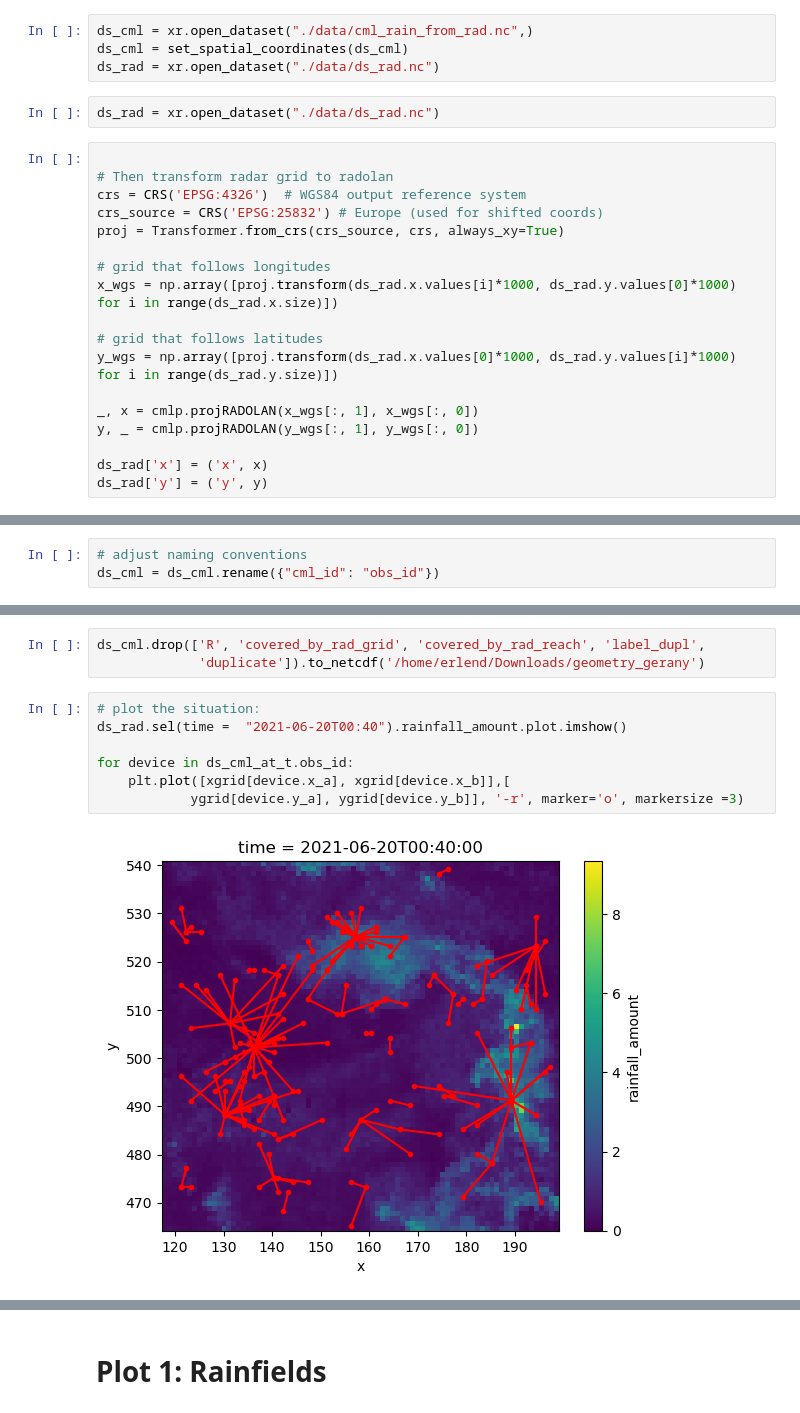
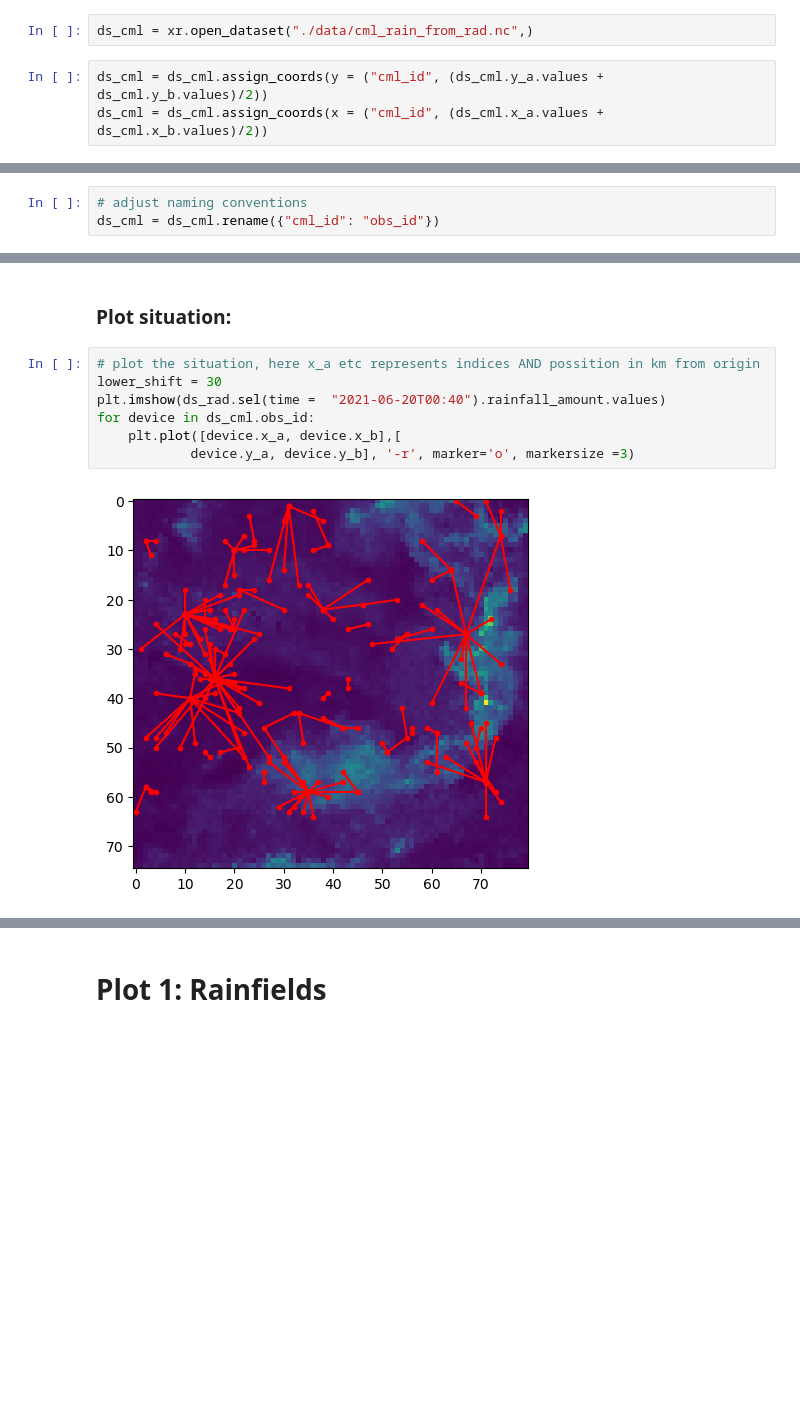
Before and after one commit to eoydvin/RMWSPy, a Jupyter notebook: 2_radar_and_cml_interpolation.ipynb, the cells around one changed output, grey strips where cells are left out. Saved outputs shown, nothing was run; the diff lists cells and outputs as text; blank space fills up the shorter version.

```diff
--- a/2_radar_and_cml_interpolation.ipynb
+++ b/2_radar_and_cml_interpolation.ipynb
@@ -212,28 +213,9 @@ from pyproj import CRS
 from pyproj import Transformer
 # %%
 ds_cml = xr.open_dataset("./data/cml_rain_from_rad.nc",)
-ds_cml = set_spatial_coordinates(ds_cml)
-ds_rad = xr.open_dataset("./data/ds_rad.nc")
-# %%
-ds_rad = xr.open_dataset("./data/ds_rad.nc")
-# %%
-
-# Then transform radar grid to radolan
-crs = CRS('EPSG:4326')  # WGS84 output reference system
-crs_source = CRS('EPSG:25832') # Europe (used for shifted coords)
-proj = Transformer.from_crs(crs_source, crs, always_xy=True)
-
-# grid that follows longitudes
-x_wgs = np.array([proj.transform(ds_rad.x.values[i]*1000, ds_rad.y.values[0]*1000) for i in range(ds_rad.x.size)])
-
-# grid that follows latitudes
-y_wgs = np.array([proj.transform(ds_rad.x.values[0]*1000, ds_rad.y.values[i]*1000) for i in range(ds_rad.y.size)])
-
-_, x = cmlp.projRADOLAN(x_wgs[:, 1], x_wgs[:, 0])
-y, _ = cmlp.projRADOLAN(y_wgs[:, 1], y_wgs[:, 0])
-
-ds_rad['x'] = ('x', x)
-ds_rad['y'] = ('y', y)
+# %%
+ds_cml = ds_cml.assign_coords(y = ("cml_id", (ds_cml.y_a.values + ds_cml.y_b.values)/2))
+ds_cml = ds_cml.assign_coords(x = ("cml_id", (ds_cml.x_a.values + ds_cml.x_b.values)/2))
 # %%
 # rad for one time step
 ds_rad_t = ds_rad.sel(time=t)
@@ -293,12 +274,11 @@ ds_cml_at_t = ds_cml.sel(time = t)
-# %%
-ds_cml.drop(['R', 'covered_by_rad_grid', 'covered_by_rad_reach', 'label_dupl',
-             'duplicate']).to_netcdf('/home/erlend/Downloads/geometry_gerany')
+# %% [markdown]
+### Plot situation:
 # %%
-# plot the situation:
-ds_rad.sel(time =  "2021-06-20T00:40").rainfall_amount.plot.imshow()
-
-for device in ds_cml_at_t.obs_id:
-    plt.plot([xgrid[device.x_a], xgrid[device.x_b]],[
-            ygrid[device.y_a], ygrid[device.y_b]], '-r', marker='o', markersize =3)
+# plot the situation, here x_a etc represents indices AND possition in km from origin
+lower_shift = 30
+plt.imshow(ds_rad.sel(time =  "2021-06-20T00:40").rainfall_amount.values)
+for device in ds_cml.obs_id:
+    plt.plot([device.x_a, device.x_b],[
+            device.y_a, device.y_b], '-r', marker='o', markersize =3)
 # %% [output]
-[figure, old version]
+[figure, new version]
```
Also changed, not shown: parts of 41 cells of this notebook, 9 other files.
